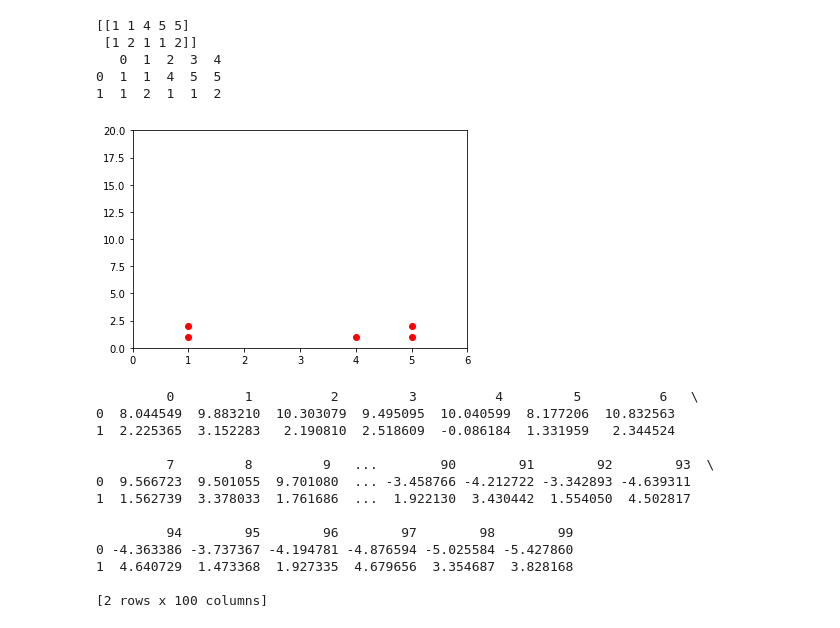
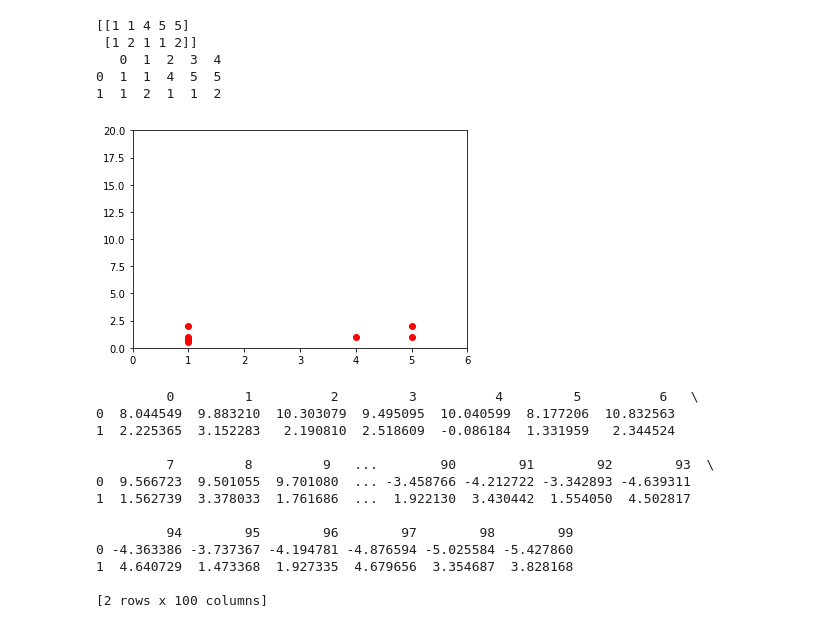
Before and after one commit to elladetic/USPP, a Jupyter notebook: code.ipynb, the cells around one changed output. Saved outputs shown, nothing was run; the diff lists cells and outputs as text; code cells hidden in the pictures.

```diff
--- a/code.ipynb
+++ b/code.ipynb
@@ -19,12 +19,12 @@ print(pd.DataFrame(A))
 0  1  1  4  5  5
 1  1  2  1  1  2
 # %%
-A = np.array([[1,1,4,5,5], [1, 2,1,1,2]]) #jednostavan primjer
+A = np.array([[1,1,4,5,5,1,1,1,1], [1, 2,1,1,2,0.5,0.8,0.6,0.7]]) #jednostavan primjer
 plt.plot(A[0,:],A[1,:], 'ro')
 plt.axis([0, 6, 0, 20])
 plt.show()
 # %% [output]
-[figure, old version]
+[figure, new version]
 # %%
 #""""
 centri = np.array([[10, 2], [-4, 3]], dtype=float)
```
Also changed, not shown: parts of 36 cells of this notebook.
